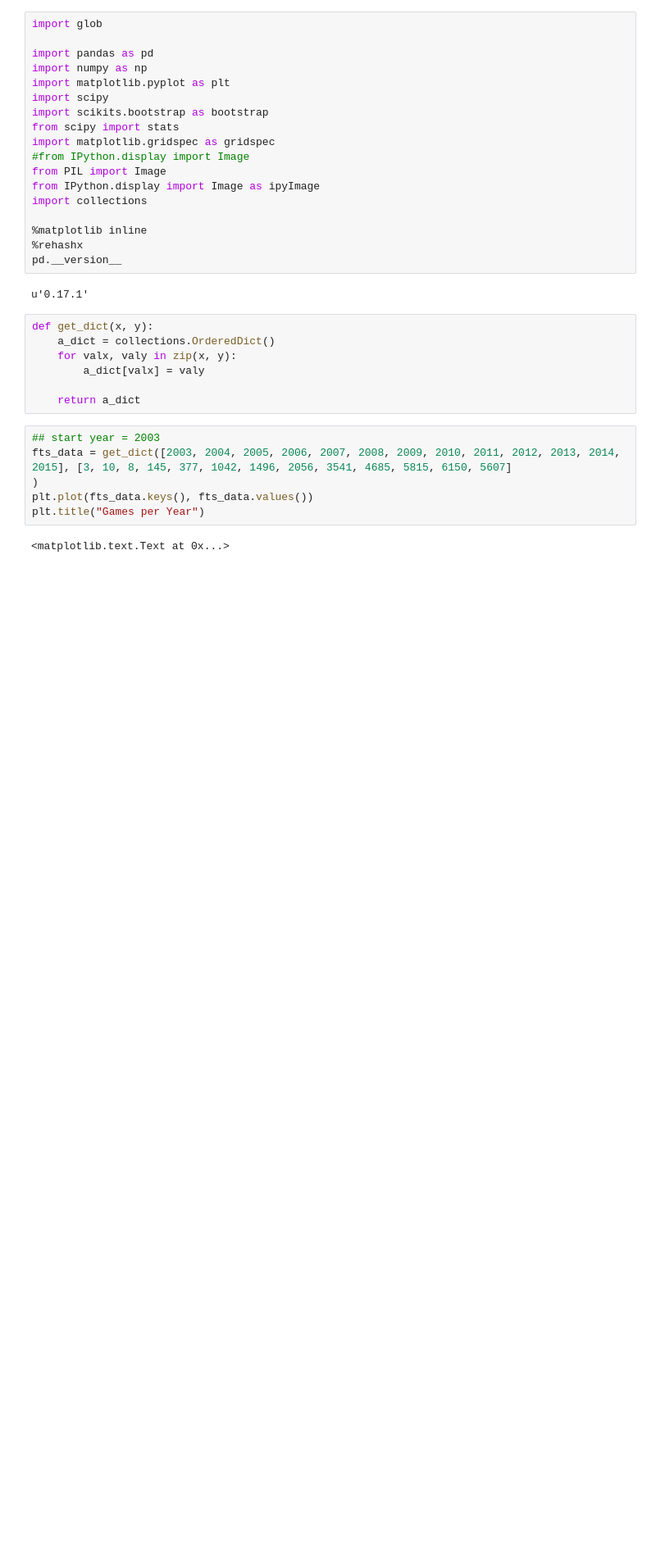
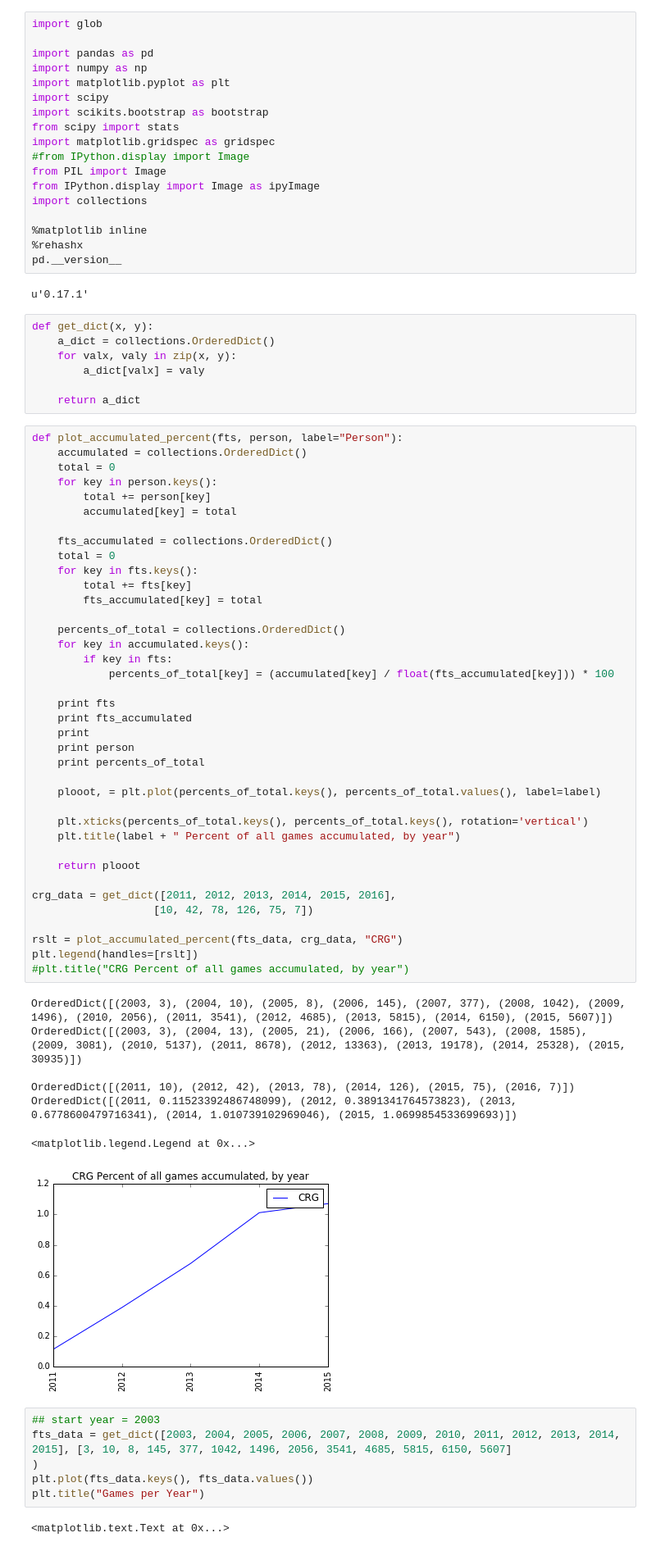
Before and after one commit to voidptr/derbystats, a Jupyter notebook: stats.ipynb, the cells around one changed output. Shown: that part at 82% size. Cells and saved outputs as stored; diff of their text form; blank space fills up the shorter version.

```diff
--- a/stats.ipynb
+++ b/stats.ipynb
@@ -25,6 +25,52 @@ def get_dict(x, y):
         a_dict[valx] = valy
 
     return a_dict
+# %%
+def plot_accumulated_percent(fts, person, label="Person"):
+    accumulated = collections.OrderedDict()
+    total = 0
+    for key in person.keys():
+        total += person[key]
+        accumulated[key] = total
+
+    fts_accumulated = collections.OrderedDict()
+    total = 0
+    for key in fts.keys():
+        total += fts[key]
+        fts_accumulated[key] = total
+
+    percents_of_total = collections.OrderedDict()
+    for key in accumulated.keys():
+        if key in fts:
+            percents_of_total[key] = (accumulated[key] / float(fts_accumulated[key])) * 100
+
+    print fts
+    print fts_accumulated
+    print
+    print person
+    print percents_of_total
+
+    plooot, = plt.plot(percents_of_total.keys(), percents_of_total.values(), label=label)
+
+    plt.xticks(percents_of_total.keys(), percents_of_total.keys(), rotation='vertical')
+    plt.title(label + " Percent of all games accumulated, by year")
+
+    return plooot
+
+crg_data = get_dict([2011, 2012, 2013, 2014, 2015, 2016],
+                   [10, 42, 78, 126, 75, 7])
+
+rslt = plot_accumulated_percent(fts_data, crg_data, "CRG")
+plt.legend(handles=[rslt])
+#plt.title("CRG Percent of all games accumulated, by year")
+# %% [output]
+OrderedDict([(2003, 3), (2004, 10), (2005, 8), (2006, 145), (2007, 377), (2008, 1042), (2009, 1496), (2010, 2056), (2011, 3541), (2012, 4685), (2013, 5815), (2014, 6150), (2015, 5607)])
+OrderedDict([(2003, 3), (2004, 13), (2005, 21), (2006, 166), (2007, 543), (2008, 1585), (2009, 3081), (2010, 5137), (2011, 8678), (2012, 13363), (2013, 19178), (2014, 25328), (2015, 30935)])
+
+OrderedDict([(2011, 10), (2012, 42), (2013, 78), (2014, 126), (2015, 75), (2016, 7)])
+OrderedDict([(2011, 0.11523392486748099), (2012, 0.3891341764573823), (2013, 0.6778600479716341), (2014, 1.010739102969046), (2015, 1.0699854533699693)])
+<matplotlib.legend.Legend at 0x...>
+[figure, added]
 # %%
 ## start year = 2003
 fts_data = get_dict([2003, 2004, 2005, 2006, 2007, 2008, 2009, 2010, 2011, 2012, 2013, 2014, 2015], [3, 10, 8, 145, 377, 1042, 1496, 2056, 3541, 4685, 5815, 6150, 5607]
```
Also changed, not shown: parts of 9 cells of this notebook.
